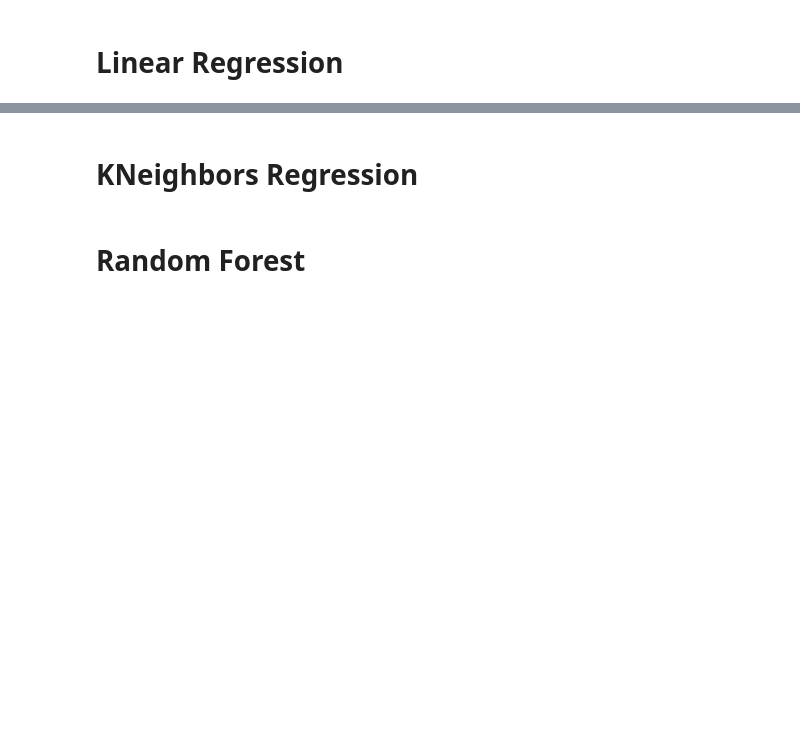
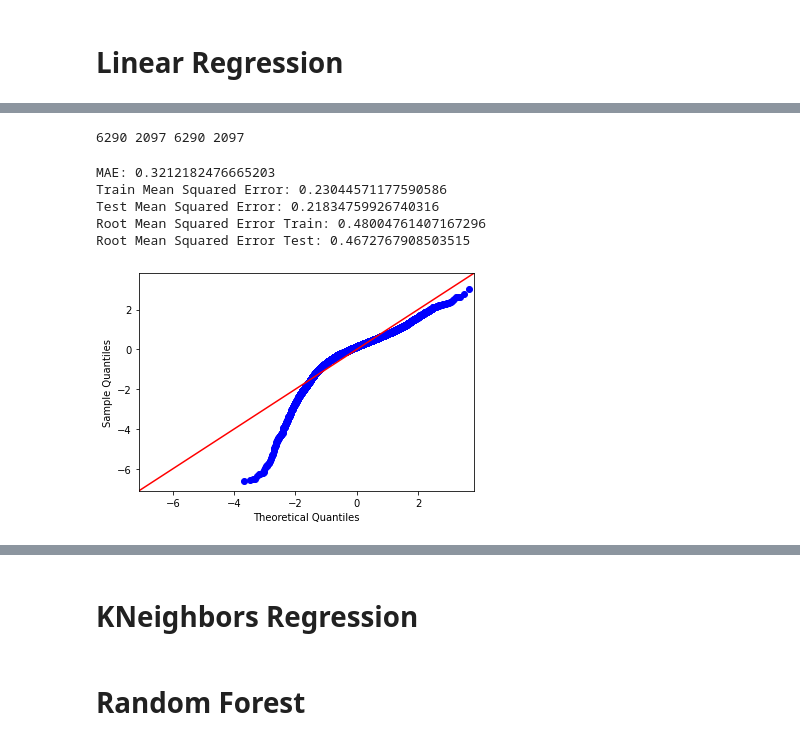
Before and after one commit to halmonchaquayla/Google-Play-Store-Analysis, a Jupyter notebook: Models.ipynb, the cells around one changed output, grey strips where cells are left out. Cells and saved outputs as stored; diff of their text form; code cells hidden in the pictures; blank space fills up the shorter version.

```diff
--- a/Models.ipynb
+++ b/Models.ipynb
@@ -175,0 +206,4 @@ All the continuous variable are very skewed. Major outliers with Reviews and Ins
+# %%
+df_log['log_Installs'] = df_log_norm['log_Installs']
+df_log['log_Size'] = df_log_norm['log_Size']
+df_log['log_Reviews'] = df_log_norm['log_Reviews']
@@ -176,2 +230,12 @@ All the continuous variable are very skewed. Major outliers with Reviews and Ins
+# %%
+df_log = df_log.drop(['log_Rating', 'Reviews', 'Installs', 'Size'], axis=1)
 # %% [markdown]
 # Linear Regression
+# %%
+outcome = 'Rating'
+predictors = df_log.drop(['Rating'], axis=1)
+pred_sum = '+'.join(predictors.columns)
+f = outcome + '~' + pred_sum
+model = ols(f, df_log).fit()
+print(f'List of predictors: {pred_sum}')
+display(model.summary())
@@ -177,0 +279,6 @@ All the continuous variable are very skewed. Major outliers with Reviews and Ins
+# %%
+from sklearn.model_selection import train_test_split
+X_train, X_test, y_train, y_test = train_test_split(X, y, test_size=0.25)
+print(len(X_train), len(X_test), len(y_train), len(y_test))
+# %% [output]
+6290 2097 6290 2097
@@ -177,0 +290,31 @@ All the continuous variable are very skewed. Major outliers with Reviews and Ins
+# %%
+linreg.fit(X_train, y_train)
+y_hat_train = linreg.predict(X_train)
+y_hat_test = linreg.predict(X_test)
+
+train_residuals = y_hat_train - y_train
+test_residuals = y_hat_test - y_test
+
+mse_train = mean_squared_error(y_train, y_hat_train)
+mse_test = mean_squared_error(y_test, y_hat_test)
+rmse_train = np.sqrt(mse_train)
+rmse_test = np.sqrt(mse_test)
+
+print('MAE:', mean_absolute_error(y_test, y_hat_test))
+print('Train Mean Squared Error:', mse_train)
+print('Test Mean Squared Error:', mse_test)
+print('Root Mean Squared Error Train:', rmse_train)
+print('Root Mean Squared Error Test:', rmse_test)
+# %% [output]
+MAE: 0.3212182476665203
+Train Mean Squared Error: 0.23044571177590586
+Test Mean Squared Error: 0.21834759926740316
+Root Mean Squared Error Train: 0.48004761407167296
+Root Mean Squared Error Test: 0.4672767908503515
+# %%
+import scipy.stats as stats
+residuals = model.resid
+fig = sm.graphics.qqplot(residuals, dist=stats.norm, line='45', fit=True)
+fig.show()
+# %% [output]
+[figure, added]
```
Also changed, not shown: parts of 14 cells of this notebook.
